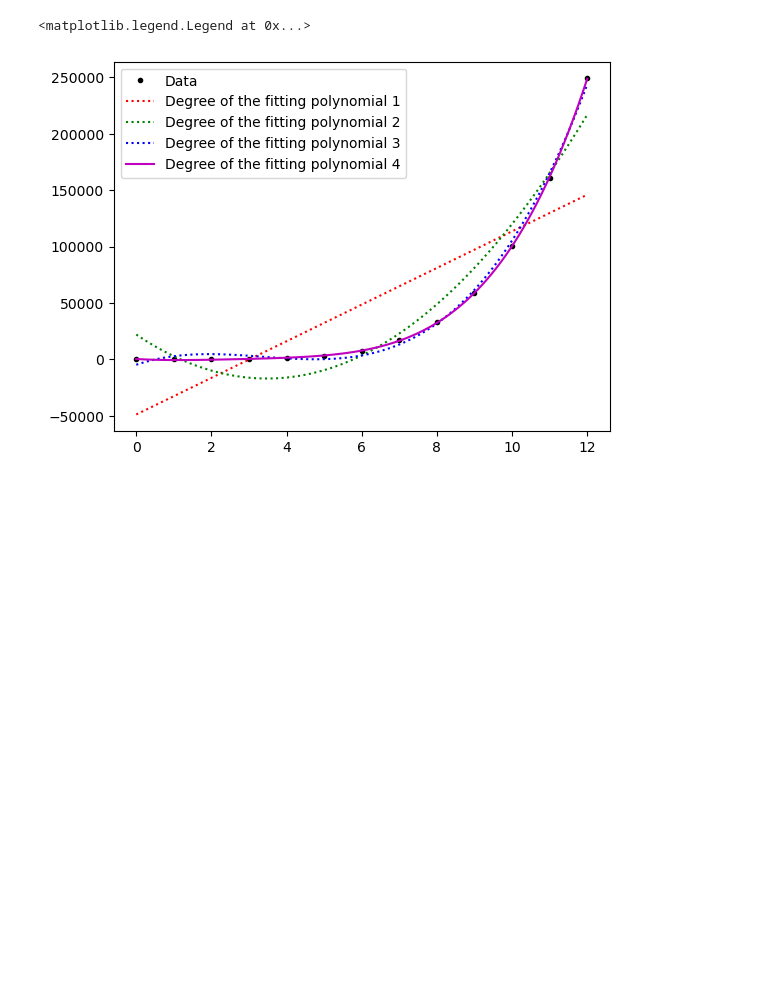
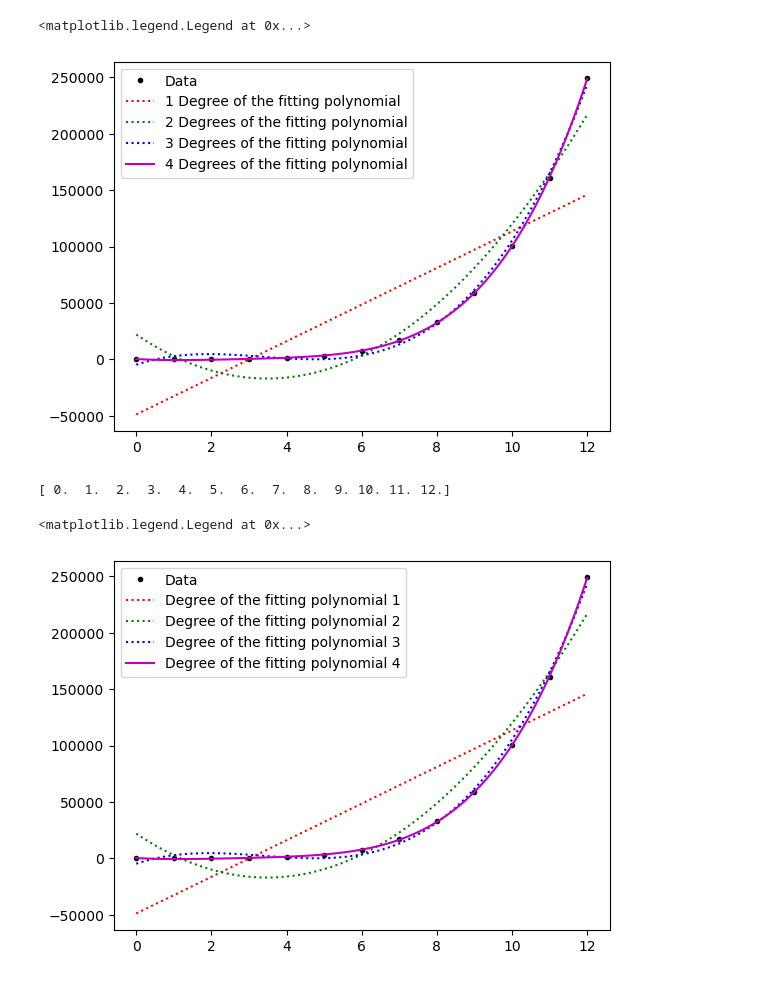
Before and after one commit to DPR-droid/2022_09_Machine_Learning_and_Statistics, a Jupyter notebook: Excercises/03_parameters_exercise.ipynb, the cells around one changed output. Saved outputs shown, nothing was run; the diff lists cells and outputs as text; code cells hidden in the pictures; blank space fills up the shorter version.

```diff
--- a/Excercises/03_parameters_exercise.ipynb
+++ b/Excercises/03_parameters_exercise.ipynb
@@ -36,0 +105,15 @@ print(x)
+# %%
+# Plot to illustrate the different degrees so that we can achieve a minimum error or minimum cost function.
+
+# https://stackoverflow.com/a/23210293
+
+plt.plot(x, y, 'k.' , label="Data")
+plt.plot(*p1.linspace(),'r:', label=r"1 Degree of the fitting polynomial")
+plt.plot(*p2.linspace(),'g:', label=r"2 Degrees of the fitting polynomial")
+plt.plot(*p3.linspace(),'b:', label=r"3 Degrees of the fitting polynomial")
+plt.plot(*p4.linspace(),'m-',label=r"4 Degrees of the fitting polynomial")
+
+plt.legend()
+# %% [output]
+<matplotlib.legend.Legend at 0x...>
+[figure, added]
@@ -36,0 +131,5 @@ print(x)
+# %%
+p1 = Polynomial.fit(x, y, 1)
+p1
+# %% [output]
+[ 0.  1.  2.  3.  4.  5.  6.  7.  8.  9. 10. 11. 12.]
```
Also changed, not shown: parts of 19 cells of this notebook, 5 other files.
